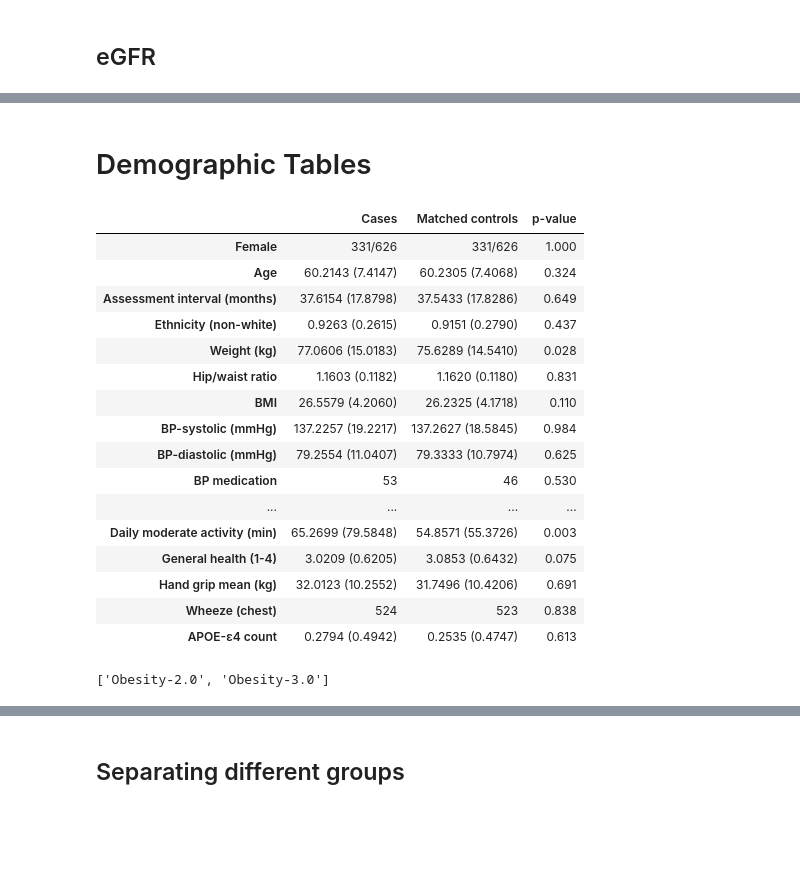
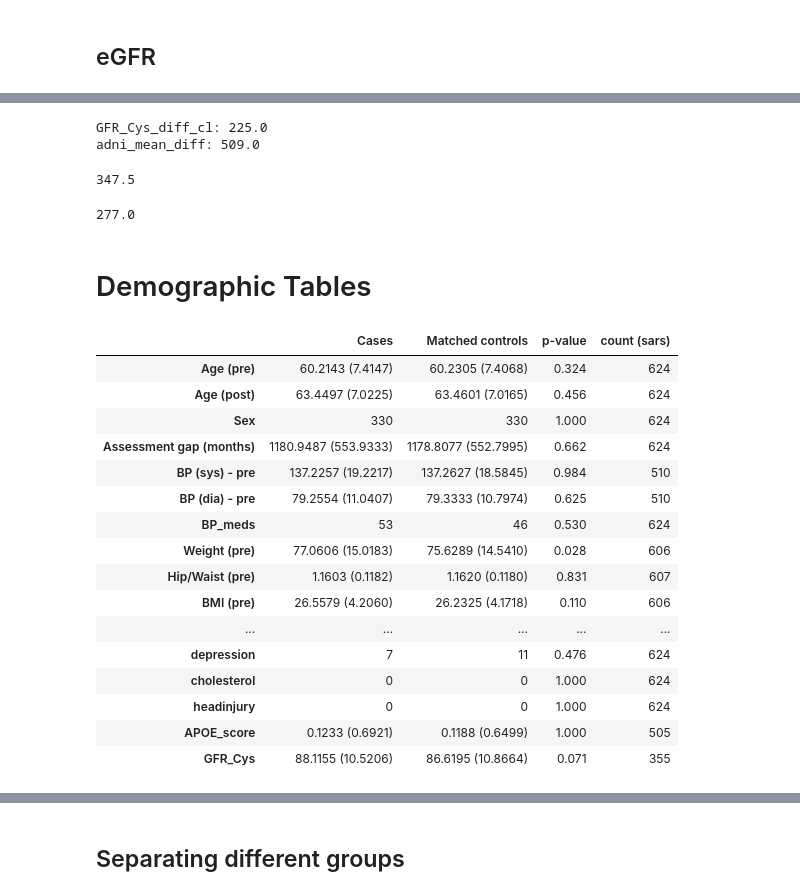
Before and after one commit to eduff/BIACOB, a Jupyter notebook: Basic_proteomics.ipynb, the cells around one changed output, grey strips where cells are left out. Cells and saved outputs as stored; diff of their text form; code cells hidden in the pictures; blank space fills up the shorter version.

```diff
--- a/Basic_proteomics.ipynb
+++ b/Basic_proteomics.ipynb
@@ -647,6 +691,8 @@ for IDP in ['pTau-181','GFAP','NfL']:
     name=IDP+'-pc'
     prot_els_pc.append(name)
     data.loc[:,name]=100*(data.loc[:,IDP+'_post']-data.loc[:,IDP+'_pre'])/data.loc[:,IDP+'_pre']
+
+data=data.copy()
 # %%
 # employment information
 for a in ['2','3']:
@@ -684,3 +704,0 @@ def demean(x):
-# %%
-for a in imaging_vars:
-    print(kstest(demean(data.loc[data.loc[:,'Age-2.0']<65,a+'-2.0']),demean(data.loc[data.loc[:,'Age-2.0']>70,a+'-2.0'])))
@@ -1830,13 +1800,13 @@ data.loc[:,'GFR-0.0']=GFR
 # %%
-# eGFR only abvailable on 0/1st visist
-from statsmodels.nonparametric.kernel_regression import KernelReg
-# CDK-EPI equation for Cys GFR:
+# # eGFR only abvailable on 0/1st visist
+# from statsmodels.nonparametric.kernel_regression import KernelReg
+# # CDK-EPI equation for Cys GFR:
 
 
 # GFR = 133 * min(Scys/0.8, 1)-0.499 x max(Scys/0.8, 1)-1.328 * 0.996**Age x 0.932 [if female]
 
 # generate estimator of standardised CST3 from OLINK levels:
-
+from statsmodels.nonparametric.kernel_regression import KernelReg
 estdata=data.loc[:,['P_CST3_0','P_CST3_pre','P_CST3_post','30720-0.0']].dropna()
 kde_cys = KernelReg(endog=estdata.loc[:,'30720-0.0'], exog=estdata.loc[:,'P_CST3_0'], var_type='c', bw=[12])
 sex_mult = 1 - (1-0.932) * (1-data['22001-0.0'])
@@ -1853,3 +1823,5 @@ for a in ['_0','_pre','_post']:
     data.loc[estdata.index,'P_CST3'+a+'_cl']=SCys
     data.loc[estdata.index,'GFR_Cys'+a+'_cl'] = 133 * np.minimum(SCys/0.8, 1)**0.499 * np.maximum(SCys / 0.8, 1)**-1.328 * 0.996**age * sex_mult
 data.loc[estdata.index,'GFR_Cys'+'_diff'+'_cl'] =data.loc[estdata.index,'GFR_Cys'+'_post'+'_cl'] -data.loc[estdata.index,'GFR_Cys'+'_pre'+'_cl']
+
+data=data.copy()
@@ -1877,2 +1860,3 @@ np.var(estimator[0])
 # %%
-out.loc['Female','Cases']='331/626'
+# hospitalised
+(data.loc[:,'Case_hosp_matched']=='sars_hosp').sum()
@@ -1879,35 +1878,48 @@ out.loc['Female','Cases']='331/626'
+# %%
+for a in ['GFR_Cys_diff_cl','adni_mean_diff']:
+    print(a +': '+str(data.loc[data.loc[~data.loc[:,a].isna(),'matched_eid'].dropna(),a].dropna().shape[0]/2))
+# %% [output]
+GFR_Cys_diff_cl: 225.0
+adni_mean_diff: 509.0
+# %%
+len(data.loc[all_matched,'GFR_Cys_diff_cl'].dropna())/2
+# %% [output]
+347.5
+# %%
+any_Olink=data.loc[all_matched,find_vars(data,'^P_.*diff_cl')].any(axis=1)
+len(np.intersect1d(data[all_matched][any_Olink]['matched_eid'].dropna().values,any_Olink[any_Olink].index))/2
+# %% [output]
+277.0
 # %% [markdown]
 # Demographic Tables
 # %%
 col_names=['Control','SARS-COV-2']
 els=(all_matched  )
 
 var_names=['Female','Age','Assessment interval (months)','Ethnicity (non-white)','Weight (kg)','Hip/waist ratio','BMI','BP-systolic (mmHg)','BP-diastolic (mmHg)','BP medication','Diabetes diagnosis','Cholesterol-lowering medication','Alcohol intake freq. score','Smokers','Age completed education','Index of multiple deprivation','Household income (£1000s)','Number in household','Key worker','Working through COVID','General cognitive ability score','Prospective memory','Daily moderate activity (min)','General health (1-4)','Hand grip mean (kg)','Wheeze (chest)','APOE-ε4 count']
 vars=['Gender_pre','Age-2.0','assessment_sep_m','Ethnicity(White)','21002-2.0','Hip/Waist-2.0','21001-2.0','4080-2.0','4079-2.0','BP_meds','Diabetes','Chol_meds','Alcohol-2.0','Smoking_bin-2.0','845-2.0','Deprivation','738-2.0','709-2.0','KeyWorker','WorkingThroughCOVID','cog_vars_gi-2.0','ProsMem-2.0','Activity-2.0','GeneralHealth-2.0','HandGrip-2.0','Wheeze-2.0','A4']
+var_names=['Age (pre)','Age (post)','Sex','Assessment gap (months)','BP (sys) - pre ','BP (dia) - pre','BP_meds','Weight (pre)','Hip/Waist (pre)','BMI (pre)','Obesity','Alcohol Intake Freq','Smoking','Education','Multiple Deprivation','Diabetes','Heart_condition','Chol_meds','Income','Number Household','Ethnicity(White)','Key Worker','Working through COVID','Cognition_pre','Memory_pre','Activity','General_health (pre)','MR Brain Signature (pre)','Vitamin D','diabetes','cardiovascular','hypertension','depression','cholesterol','headinjury','APOE_score','GFR_Cys']
+vars=['Age-2.0','Age-3.0','Gender_pre','assessment_sep','4080-2.0','4079-2.0','BP_meds','21002-2.0','Hip/Waist-2.0','21001-2.0','Obesity-2.0','Alcohol-2.0','Smoking-2.0','845-2.0','Deprivation','Diabetes','Heart_Cond','Chol_meds','738-2.0','709-2.0','Ethnicity(White)','KeyWorker','WorkingThroughCOVID','6350-2.0','20018-2.0','894-2.0','2178-2.0','adni_mean_cl-2.0','30890-1.0','diabetes','cardiovascular','hypertension','depression','cholesterol','headinjury','APOE_score','GFR_Cys_pre_cl']
+
+
 out=table_means_ext(data.loc[els,:],show=vars,groupby='Case',var_names=var_names)
 out=out.rename(columns={'ctr':'Matched controls','sars':'Cases','p value (sars)':'p-value'})
-out.loc['Female','Cases']='331/626'
-out.loc['Female','Matched controls']='331/626'
-out[['Cases','Matched controls','p-value']].style.format(precision=3)
+out[['Cases','Matched controls','p-value','count (sars)']].style.format(precision=3)
 # %% [output]
-|  | Cases | Matched controls | p-value |
-| Female | 331/626 | 331/626 | 1.000 |
-| Age | 60.2143 (7.4147) | 60.2305 (7.4068) | 0.324 |
-| Assessment interval (months) | 37.6154 (17.8798) | 37.5433 (17.8286) | 0.649 |
-| Ethnicity (non-white) | 0.9263 (0.2615) | 0.9151 (0.2790) | 0.437 |
-| Weight (kg) | 77.0606 (15.0183) | 75.6289 (14.5410) | 0.028 |
-| Hip/waist ratio | 1.1603 (0.1182) | 1.1620 (0.1180) | 0.831 |
-| BMI | 26.5579 (4.2060) | 26.2325 (4.1718) | 0.110 |
-| BP-systolic (mmHg) | 137.2257 (19.2217) | 137.2627 (18.5845) | 0.984 |
-| BP-diastolic (mmHg) | 79.2554 (11.0407) | 79.3333 (10.7974) | 0.625 |
-| BP medication | 53 | 46 | 0.530 |
-| ... | ... | ... | ... |
-| Daily moderate activity (min) | 65.2699 (79.5848) | 54.8571 (55.3726) | 0.003 |
-| General health (1-4) | 3.0209 (0.6205) | 3.0853 (0.6432) | 0.075 |
-| Hand grip mean (kg) | 32.0123 (10.2552) | 31.7496 (10.4206) | 0.691 |
-| Wheeze (chest) | 524 | 523 | 0.838 |
-| APOE-ε4 count | 0.2794 (0.4942) | 0.2535 (0.4747) | 0.613 |
+|  | Cases | Matched controls | p-value | count (sars) |
+| Age (pre) | 60.2143 (7.4147) | 60.2305 (7.4068) | 0.324 | 624 |
+| Age (post) | 63.4497 (7.0225) | 63.4601 (7.0165) | 0.456 | 624 |
+| Sex | 330 | 330 | 1.000 | 624 |
+| Assessment gap (months) | 1180.9487 (553.9333) | 1178.8077 (552.7995) | 0.662 | 624 |
+| BP (sys) - pre | 137.2257 (19.2217) | 137.2627 (18.5845) | 0.984 | 510 |
+| BP (dia) - pre | 79.2554 (11.0407) | 79.3333 (10.7974) | 0.625 | 510 |
+| BP_meds | 53 | 46 | 0.530 | 624 |
+| Weight (pre) | 77.0606 (15.0183) | 75.6289 (14.5410) | 0.028 | 606 |
+| Hip/Waist (pre) | 1.1603 (0.1182) | 1.1620 (0.1180) | 0.831 | 607 |
+| BMI (pre) | 26.5579 (4.2060) | 26.2325 (4.1718) | 0.110 | 606 |
+| ... | ... | ... | ... | ... |
+| depression | 7 | 11 | 0.476 | 624 |
+| cholesterol | 0 | 0 | 1.000 | 624 |
+| headinjury | 0 | 0 | 1.000 | 624 |
+| APOE_score | 0.1233 (0.6921) | 0.1188 (0.6499) | 1.000 | 505 |
+| GFR_Cys | 88.1155 (10.5206) | 86.6195 (10.8664) | 0.071 | 355 |
-# %%
-find_vars(data,'Obesity')
-# %% [output]
-['Obesity-2.0', 'Obesity-3.0']
```
Also changed, not shown: parts of 142 cells of this notebook, 1 other file.
